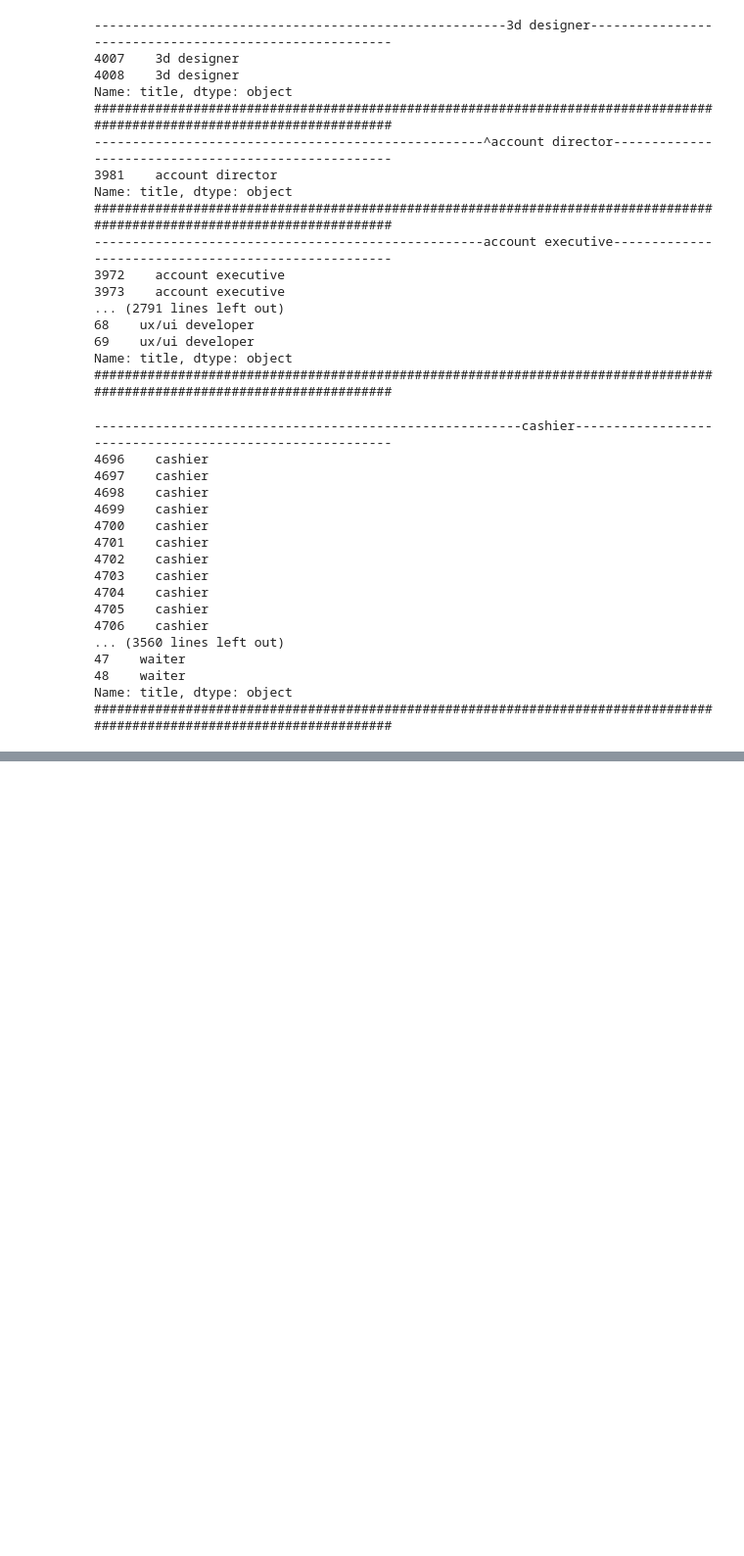
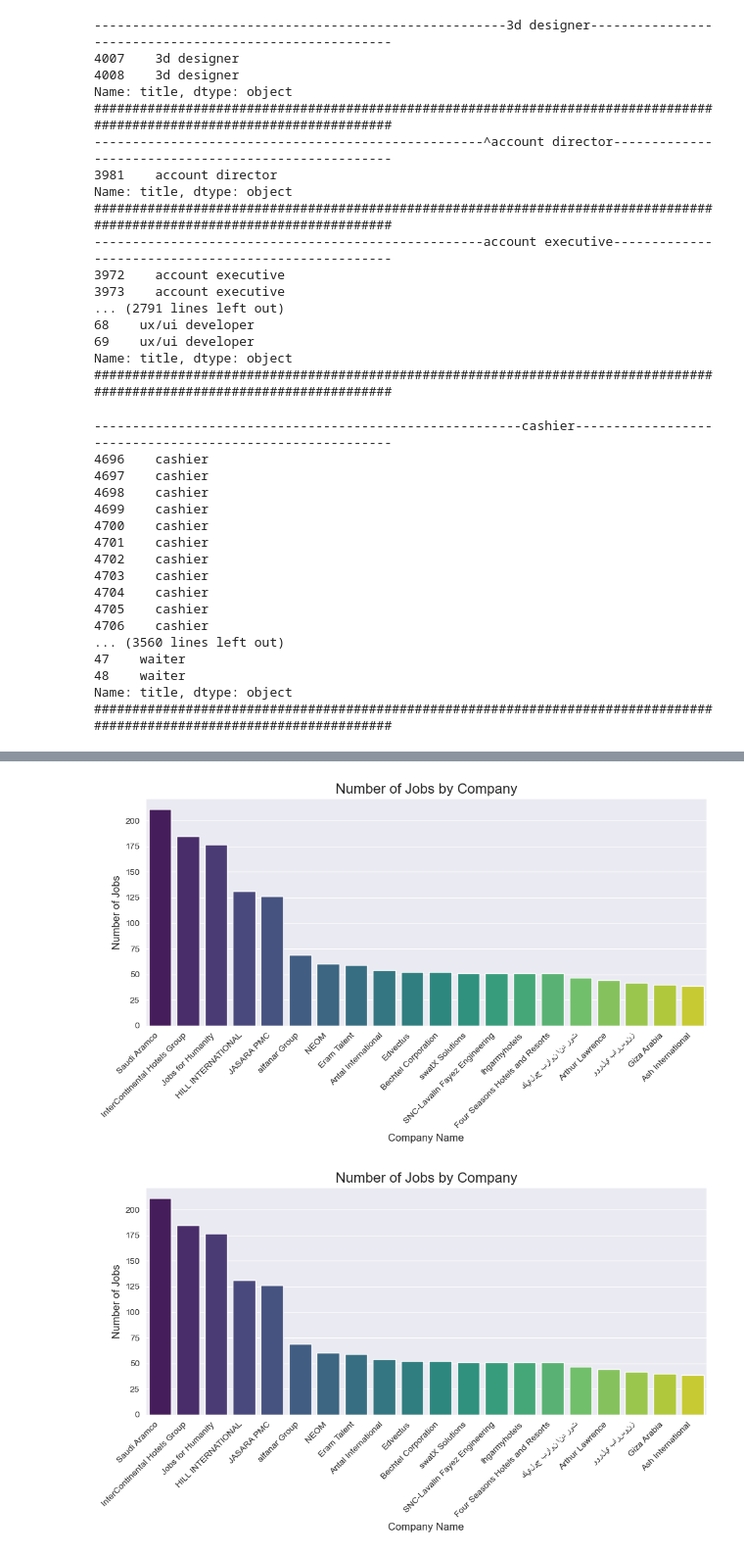
Before and after one commit to DataMentes/Job-Market-Insights-analysis, a Jupyter notebook: final_note_book.ipynb, the cells around one changed output, grey strips where cells are left out. Shown at 98% size. Drawn from its saved outputs; the diff is of its cells as text; code cells hidden in the pictures; blank space fills up the shorter version.

```diff
--- a/final_note_book.ipynb
+++ b/final_note_book.ipynb
@@ -1426,0 +1671,6 @@ conn.close()
+# %%
+analyze_jobs_by_company(df_saudi, plot_name="analyze_jobs_by_company_egypt", folder='saudi',
+                                                  save=False)
+# %% [output]
+[figure, added]
+[figure, added]
```
Also changed, not shown: parts of 50 cells of this notebook, 1 other file.
